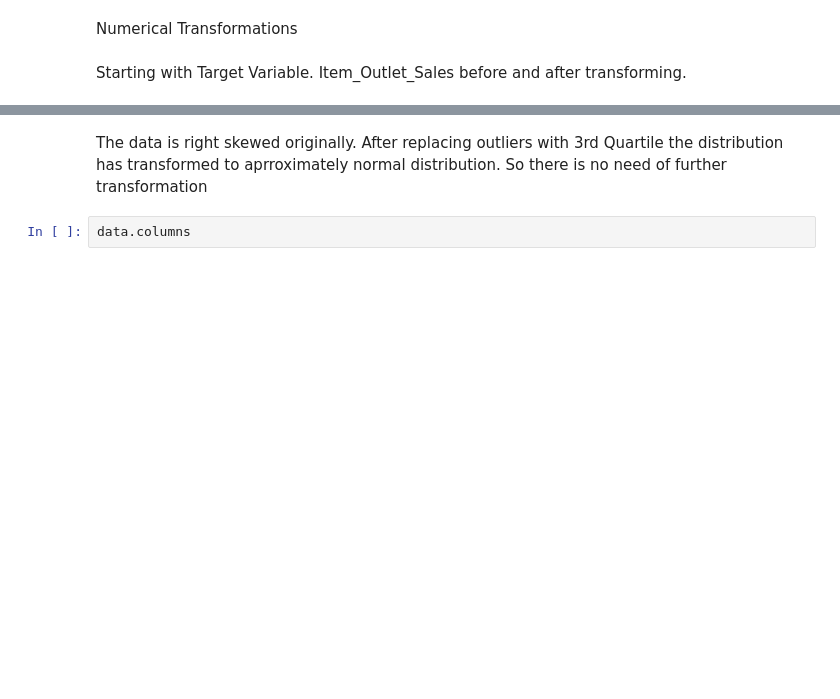
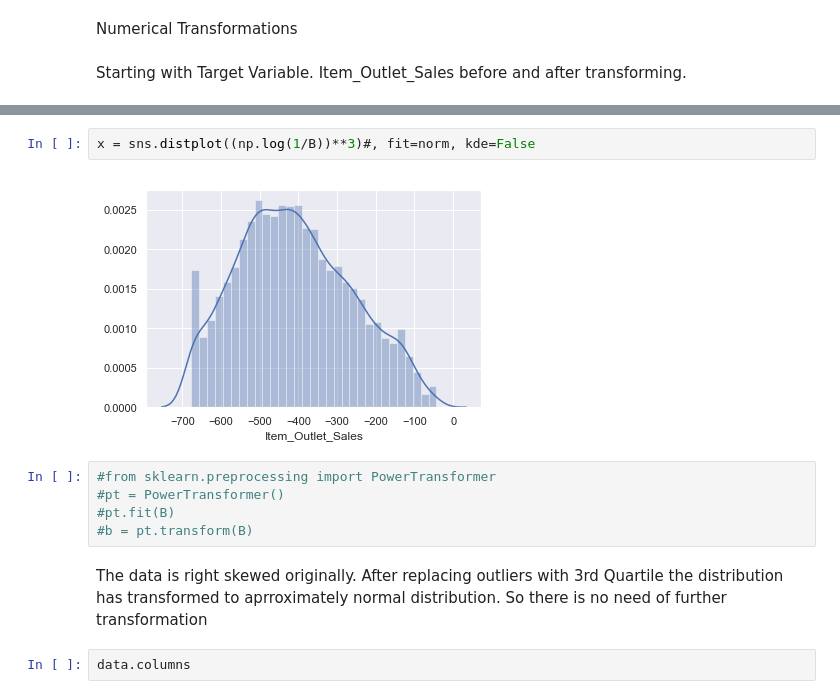
Before and after one commit to ysnvatsal/DataScience, a Jupyter notebook: Complete EDA_Bigmart_With_Code.ipynb, the cells around one changed output, grey strips where cells are left out. Drawn from its saved outputs; the diff is of its cells as text; blank space fills up the shorter version.

```diff
--- a/Complete EDA_Bigmart_With_Code.ipynb
+++ b/Complete EDA_Bigmart_With_Code.ipynb
@@ -813,3 +806,12 @@ x = sns.distplot(B**1/2)#, fit=norm, kde=False
+# %%
+x = sns.distplot((np.log(1/B))**3)#, fit=norm, kde=False
+# %% [output]
+[figure, added]
+# %%
+#from sklearn.preprocessing import PowerTransformer
+#pt = PowerTransformer()
+#pt.fit(B)
+#b = pt.transform(B)
 # %% [markdown]
 The data is right skewed originally. After replacing outliers with 3rd Quartile the distribution has transformed to aprroximately normal distribution. So there is no need of further transformation
 # %%
```
Also changed, not shown: parts of 85 cells of this notebook.
